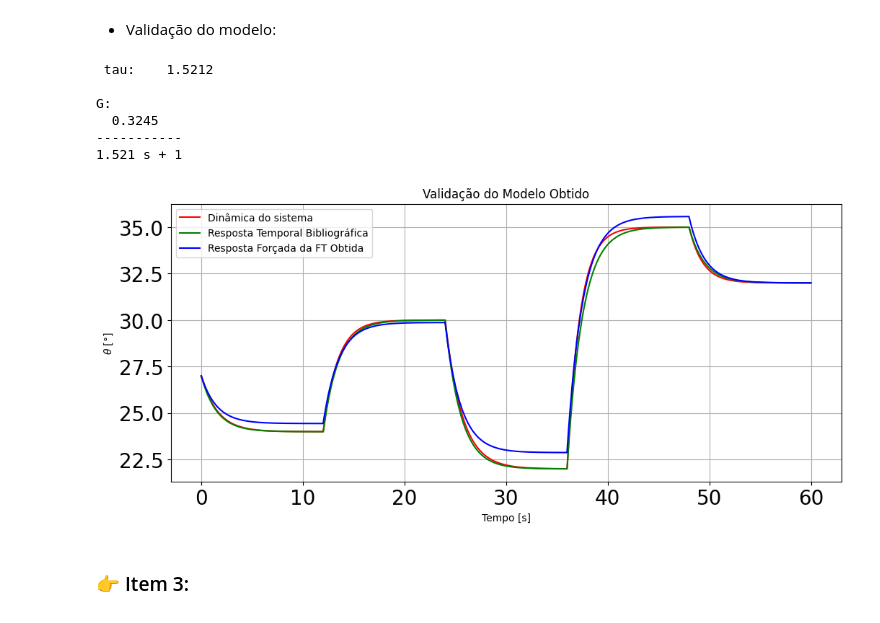
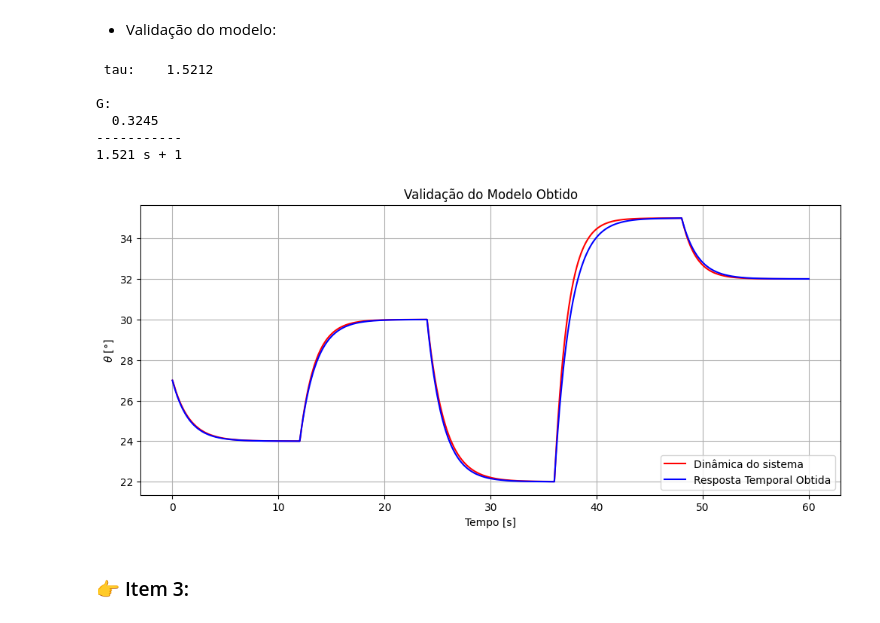
Before and after one commit to ErickNMA/LAS, a Jupyter notebook: guias67/guia6.ipynb, the cells around one changed output. Drawn from its saved outputs; the diff is of its cells as text; code cells hidden in the pictures.

```diff
--- a/guias67/guia6.ipynb
+++ b/guias67/guia6.ipynb
@@ -67,12 +74,15 @@ fanplate = ct.NonlinearIOSystem(model_update, model_output, states=2, name='fanp
 # %%
 #Parâmetros de simulação:
 t = np.arange(0, 12, .01) #criando array de tempo
-pop = 27 #Posição de equilíbrio em graus
+pop = 27 #Ponto de operação
 u_eq = (((K2/K1)*np.sin(np.radians(pop)))/(np.cos(np.radians(pop))**2)) #sinal que leva ao ponto desejado
 u = u_eq*np.ones(t.shape) #criando array com para o sinal
 
+#Massa constante:
+mc = mt*np.ones(t.shape)
+
 #Solucionando o sistema em si:
-t, x = ct.input_output_response(fanplate, t, u, X0=X0)
+t, x = ct.input_output_response(fanplate, t, [u, mc], X0=X0)
 y = x[0]
 
 #Plotando o resultado da simulação-------------------------------------------------------------------
@@ -103,15 +113,16 @@ td = np.arange(0, 25, .01) #criando array de tempo
 #Criação do degrau:
 u = np.hstack(((u_eq*np.ones(100)), (ud*np.ones(1200)), (u_eq*np.ones(1200))))
 
+#Massa constante:
+mc = mt*np.ones(td.shape)
+
 #Solucionando o sistema em si:
-td, xd = ct.input_output_response(fanplate, td, u, X0=X0)
+td, xd = ct.input_output_response(fanplate, td, [u, mc], X0=X0)
 yd = xd[0]
 
 #Plotando o resultado da simulação-------------------------------------------------------------------
 plt.figure(2)
 plt.rcParams['figure.figsize'] = (12, 5)
-plt.rcParams['xtick.labelsize'] = 20
-plt.rcParams['ytick.labelsize'] = 20
 plt.subplot(2, 1, 1)
 plt.plot(td, np.degrees(yd),'red', label='$\\theta_{(t)}$')
 plt.ylabel('$\\theta$ [°]')
@@ -194,43 +205,40 @@ tv = np.arange(0, 60, .01)
 ysv = np.hstack(((pop+sd(tv[:1200], -3, tau, theta)), ((pop+kdeg[0])+sd(tv[:1200], 6, tau, theta)), ((pop+kdeg[1])+sd(tv[:1200], -8, tau, theta)), ((pop+kdeg[2])+sd(tv[:1200], 13, tau, theta)), ((pop+kdeg[3])+sd(tv[:1200], -3, tau, theta))))
 
 #Parâmetros de simulação:
 X0 = [np.radians(pop), 0]
 
+#Massa constante:
+mc = mt*np.ones(tv.shape)
+
 #Solucionando o sistema em si:
-tv, xv = ct.input_output_response(fanplate, tv, uv, X0=X0)
+tv, xv = ct.input_output_response(fanplate, tv, [uv, mc], X0=X0)
 yv = np.degrees(xv[0])
 
 #Função de transferência para um sistema de primeira ordem superamortecido:
 s = ct.tf('s')
 K = (np.radians(Ad)/(ud-u_eq)) #ganho estático do sistema
 G = (K/((tau*s)+1))
 print('\nG: ' + str(G))
 
-tv, xft = ct.forced_response(G, T=tv, U=(uv-u_eq))
-yft = (np.degrees(xft)+pop)
-
 #Plotando o resultado da simulação-------------------------------------------------------------------
 plt.figure(4)
 plt.rcParams['figure.figsize'] = (12, 5)
 plt.plot(tv, yv, 'red', label='Dinâmica do sistema')
-plt.plot(tv, ysv,'green',label='Resposta Temporal Bibliográfica')
-plt.plot(tv, yft,'blue',label='Resposta Forçada da FT Obtida')
+plt.plot(tv, ysv,'blue',label='Resposta Temporal Obtida')
 plt.ylabel('$\\theta$ [°]')
 plt.xlabel('Tempo [s]')
-#plt.xlim(350, tf)
-plt.legend()
-#plt.ylim(70, 90)
+plt.legend(loc='lower right')
 plt.title('Validação do Modelo Obtido')
 plt.grid()
 plt.show()
 # %% [output]
  tau:    1.5212
 
 G:
   0.3245
 -----------
 1.521 s + 1
-[figure, old version]
+[figure, new version]
 # %% [markdown]
 ### 👉 Item 3:
 # %% [markdown]
```
Also changed, not shown: parts of 45 cells of this notebook.
